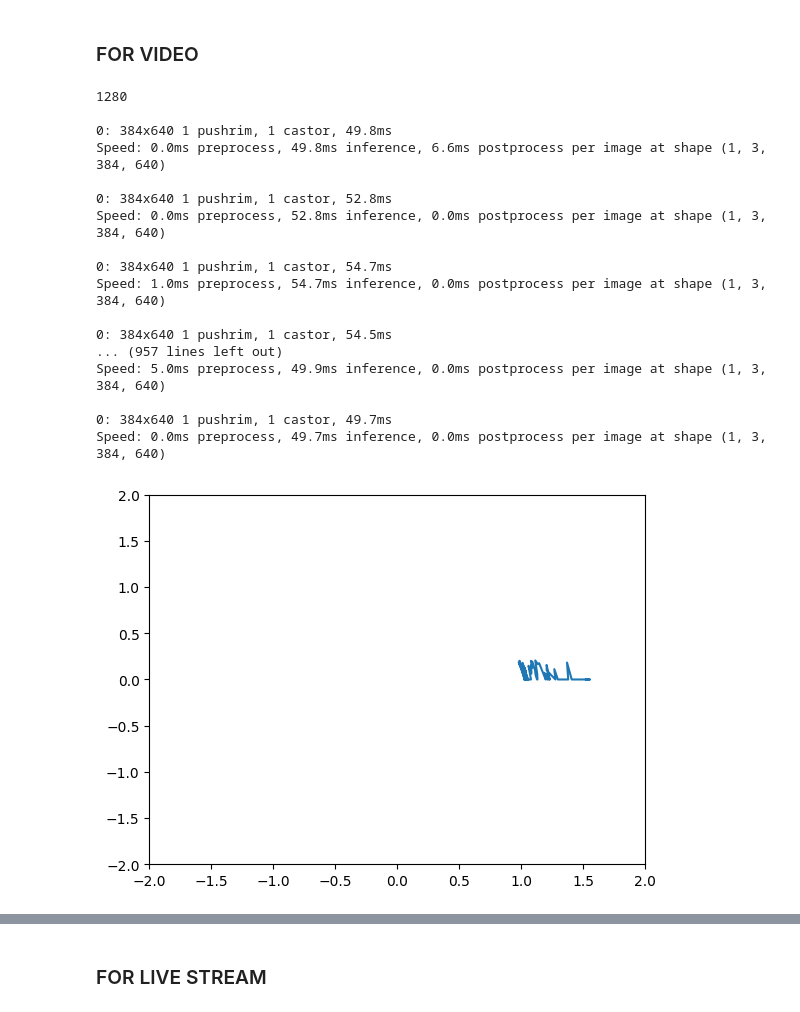
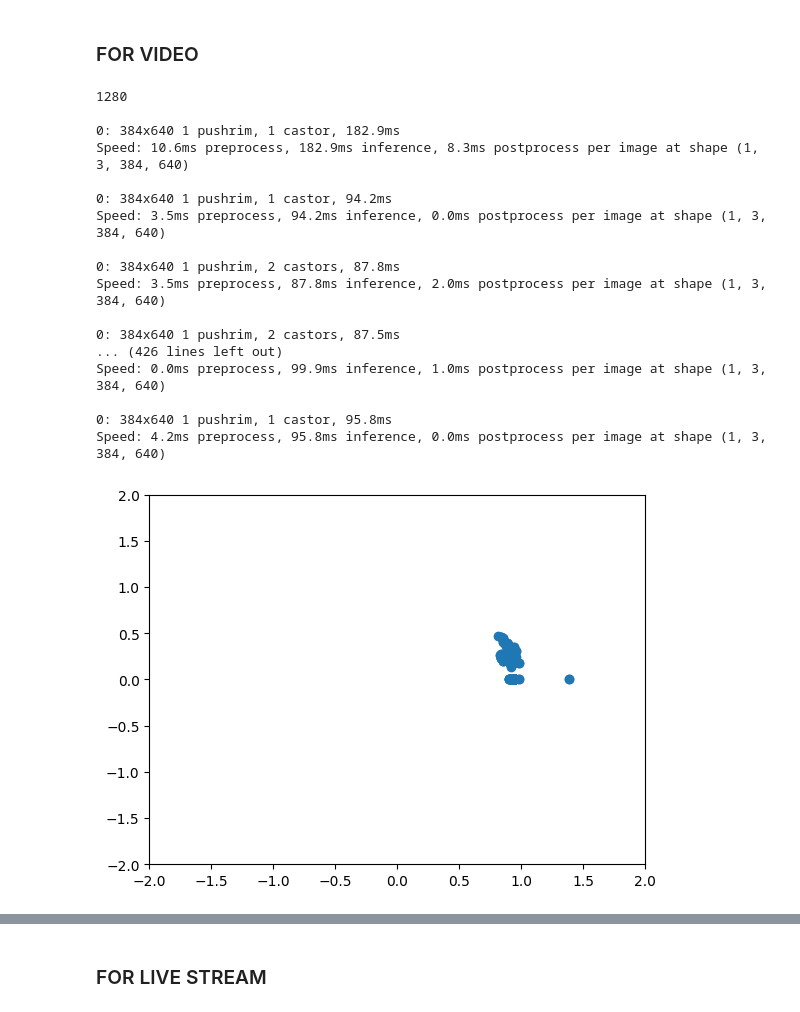
Before and after one commit to Heisenberg-2207/pushrim_detection, a Jupyter notebook: yolo.ipynb, the cells around one changed output, grey strips where cells are left out. Saved outputs shown, nothing was run; the diff lists cells and outputs as text; code cells hidden in the pictures.

Commit message:
some more videos and orientation classification

```diff
--- a/yolo.ipynb
+++ b/yolo.ipynb
@@ -116,7 +116,7 @@ push_rim_id = 0
 fov = 68
 VIDEOS_DIR = os.path.join('.', 'videos')
 
-video_path = os.path.join(VIDEOS_DIR, 'wheelchair4.mp4')
+video_path = os.path.join(VIDEOS_DIR, 'wheelchair7.mp4')
 video_path_out = '{}_out.mp4'.format(video_path)
 
 cap = cv2.VideoCapture(video_path)
@@ -124,6 +124,7 @@ ret, frame = cap.read()
 H, W, _ = frame.shape
 print(W)
 out = cv2.VideoWriter(video_path_out, cv2.VideoWriter_fourcc(*'MP4V'), int(cap.get(cv2.CAP_PROP_FPS)), (W, H))
+#int(cap.get(cv2.CAP_PROP_FPS))
 
 model_path = os.path.join('.', 'runs', 'detect', 'train', 'weights', 'last.pt')
 
@@ -135,6 +136,9 @@ x_data = []
 y_data = []
 dist_arr = []
 orient_arr = []
+width_arr = []
+time_arr = []
+frame_no = 0
 while ret:
 
     results = model(frame)[0]
@@ -154,6 +158,9 @@ while ret:
 
                 if width > height:
                     width = height
+                width_arr.append(width)
+                time_arr.append(frame_no)
+                frame_no += 1
                 orientation = math.degrees(math.acos(width / height))
 
                 pixel_dist = 24 * 2.54 / height
@@ -170,43 +177,43 @@ while ret:
                         cv2.FONT_HERSHEY_SIMPLEX, 0.9, (0, 255, 0), 1, cv2.LINE_AA)
                 cv2.putText(frame, f"orient(deg): {orientation:.2f}",
                             (int(center_x - width / 2), int(center_y - height / 2 - 70)),
                             cv2.FONT_HERSHEY_SIMPLEX, 0.9, (0, 255, 0), 1, cv2.LINE_AA)
 
                 # Initialize empty lists for x and y coordinates
                 dist_arr.append(dist)
                 orient_arr.append(orientation)
                 x_data.append(abs(dist)*math.cos(math.radians(orientation))/100)
                 y_data.append(abs(dist)*math.sin(math.radians(orientation))/100)
 
                 # Show the plot
                 plt.show()
 
     out.write(frame)
     ret, frame = cap.read()
-plt.plot(x_data, y_data)
+plt.scatter(x_data, y_data)
 plt.xlim(-2, 2)
 plt.ylim(-2, 2)
 plt.show()
 
 cap.release()
 out.release()
 cv2.destroyAllWindows()
 # %% [output]
 1280
 
-0: 384x640 1 pushrim, 1 castor, 49.8ms
-Speed: 0.0ms preprocess, 49.8ms inference, 6.6ms postprocess per image at shape (1, 3, 384, 640)
+0: 384x640 1 pushrim, 1 castor, 182.9ms
+Speed: 10.6ms preprocess, 182.9ms inference, 8.3ms postprocess per image at shape (1, 3, 384, 640)
 
-0: 384x640 1 pushrim, 1 castor, 52.8ms
-Speed: 0.0ms preprocess, 52.8ms inference, 0.0ms postprocess per image at shape (1, 3, 384, 640)
+0: 384x640 1 pushrim, 1 castor, 94.2ms
+Speed: 3.5ms preprocess, 94.2ms inference, 0.0ms postprocess per image at shape (1, 3, 384, 640)
 
-0: 384x640 1 pushrim, 1 castor, 54.7ms
-Speed: 1.0ms preprocess, 54.7ms inference, 0.0ms postprocess per image at shape (1, 3, 384, 640)
+0: 384x640 1 pushrim, 2 castors, 87.8ms
+Speed: 3.5ms preprocess, 87.8ms inference, 2.0ms postprocess per image at shape (1, 3, 384, 640)
 
-0: 384x640 1 pushrim, 1 castor, 54.5ms
-... (957 lines left out)
-Speed: 5.0ms preprocess, 49.9ms inference, 0.0ms postprocess per image at shape (1, 3, 384, 640)
+0: 384x640 1 pushrim, 2 castors, 87.5ms
+... (426 lines left out)
+Speed: 0.0ms preprocess, 99.9ms inference, 1.0ms postprocess per image at shape (1, 3, 384, 640)
 
-0: 384x640 1 pushrim, 1 castor, 49.7ms
-Speed: 0.0ms preprocess, 49.7ms inference, 0.0ms postprocess per image at shape (1, 3, 384, 640)
+0: 384x640 1 pushrim, 1 castor, 95.8ms
+Speed: 4.2ms preprocess, 95.8ms inference, 0.0ms postprocess per image at shape (1, 3, 384, 640)
-[figure, old version]
+[figure, new version]
```
Also changed, not shown: parts of 5 cells of this notebook, 7 other files.
